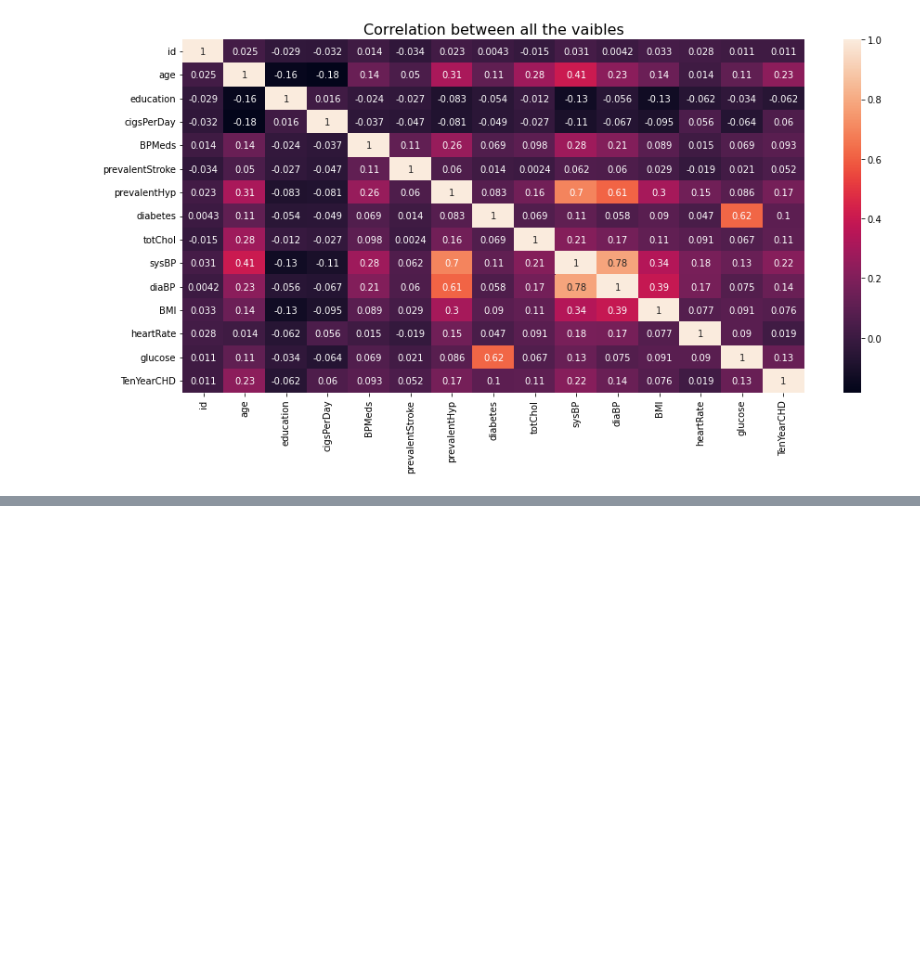
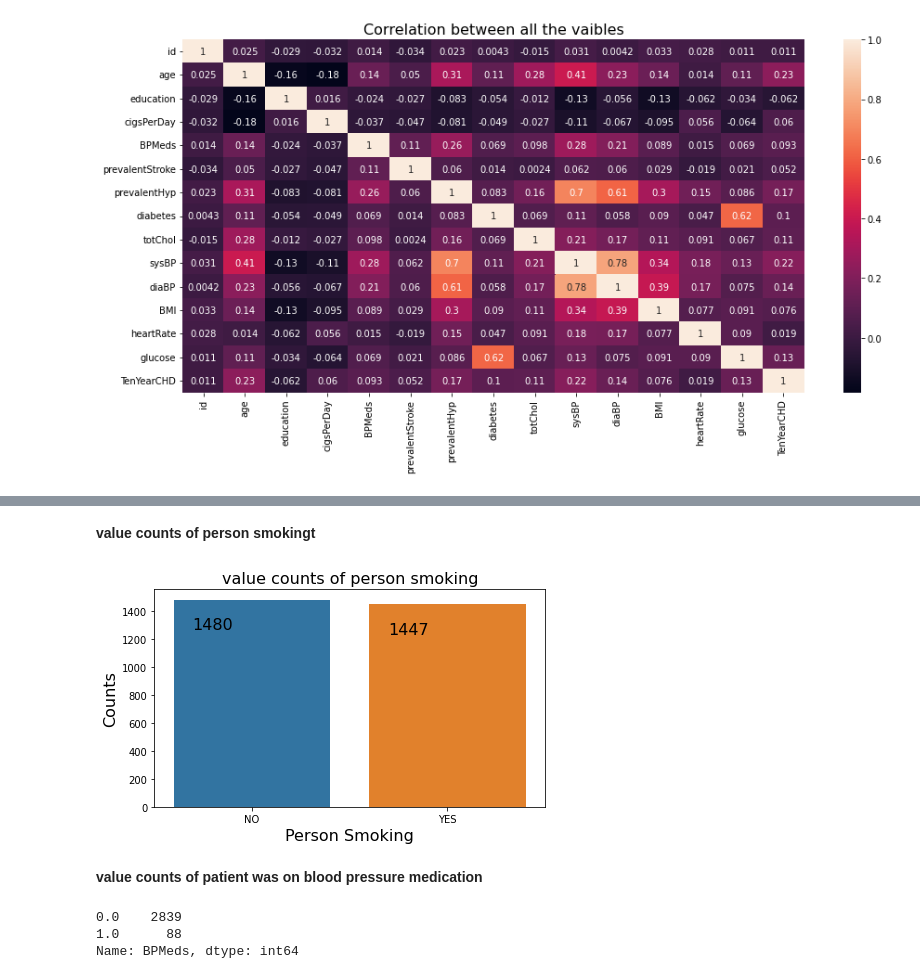
Before and after one commit to Rohan20202/Cardiovascular-Risk-Prediction-Project, a Jupyter notebook: Cardiovascular_Risk_Prediction.ipynb, the cells around one changed output, grey strips where cells are left out. Saved outputs shown, nothing was run; the diff lists cells and outputs as text; code cells hidden in the pictures; blank space fills up the shorter version.

```diff
--- a/Cardiovascular_Risk_Prediction.ipynb
+++ b/Cardiovascular_Risk_Prediction.ipynb
@@ -333,0 +348,24 @@ plt.show()
+# %% [markdown]
+**value counts of person smokingt**
+# %%
+# value counts of person smoking
+plt.figure(figsize=(7,4))
+ch = sns.countplot(data['is_smoking'])
+plt.xlabel('Person Smoking', size=16)
+plt.ylabel('Counts', size=16)
+plt.title('value counts of person smoking', size=16)
+for p in ch.patches:
+    ch.annotate(f'\n{p.get_height()}', (p.get_x()+0.2, p.get_height()), ha='center', va='top', size=16)
+plt.show()
+# %% [output]
+[figure, added]
+# %% [markdown]
+**value counts of patient was on blood pressure medication**
+# %%
+# value counts of patient was on blood pressure medication
+BPMeds = data['BPMeds'].dropna(0).value_counts()
+BPMeds
+# %% [output]
+0.0    2839
+1.0      88
+Name: BPMeds, dtype: int64
```
Also changed, not shown: parts of 12 cells of this notebook.
